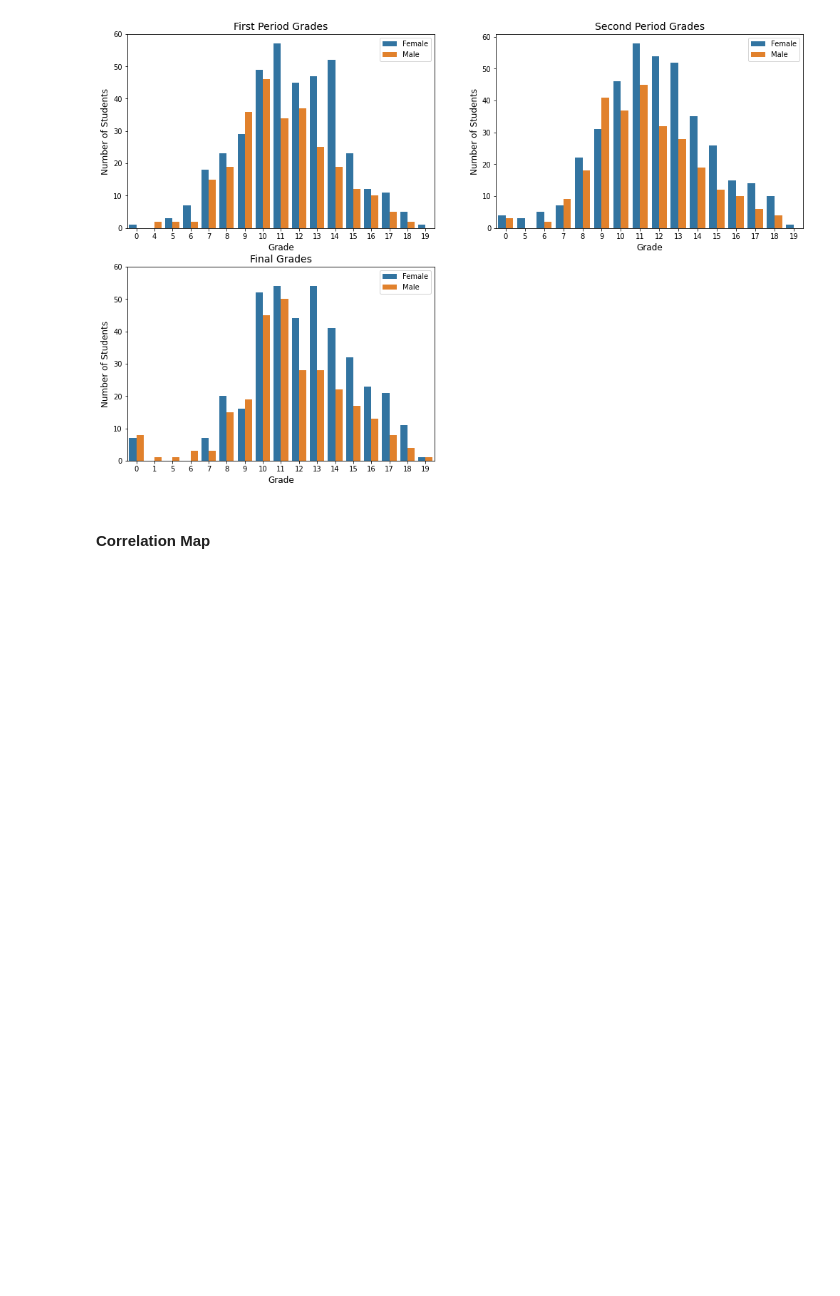
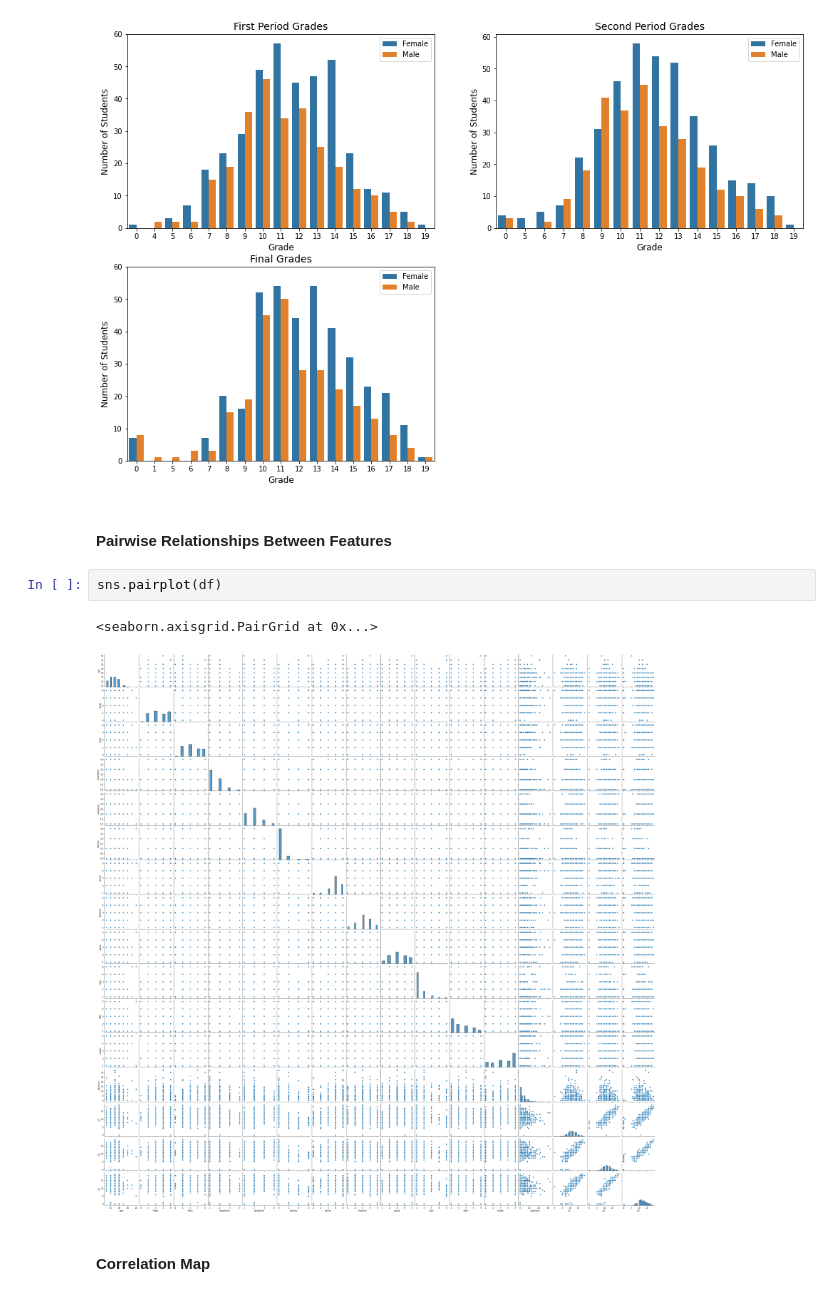
Before and after one commit to MarkLee7925/Student-Grade-Regression, a Jupyter notebook: Portuguese/Student_Grade_Regression_Portuguese.ipynb, the cells around one changed output. Saved outputs shown, nothing was run; the diff lists cells and outputs as text; blank space fills up the shorter version.

```diff
--- a/Portuguese/Student_Grade_Regression_Portuguese.ipynb
+++ b/Portuguese/Student_Grade_Regression_Portuguese.ipynb
@@ -221,6 +221,13 @@ plt.legend(labels=gender_labels_2, loc='upper right')
 plt.show()
 # %% [output]
 [figure]
+# %% [markdown]
+#### Pairwise Relationships Between Features
+# %%
+sns.pairplot(df)
+# %% [output]
+<seaborn.axisgrid.PairGrid at 0x...>
+[figure, added]
 # %% [markdown]
 #### Correlation Map
 # %%
```
Also changed, not shown: parts of 19 cells of this notebook.
